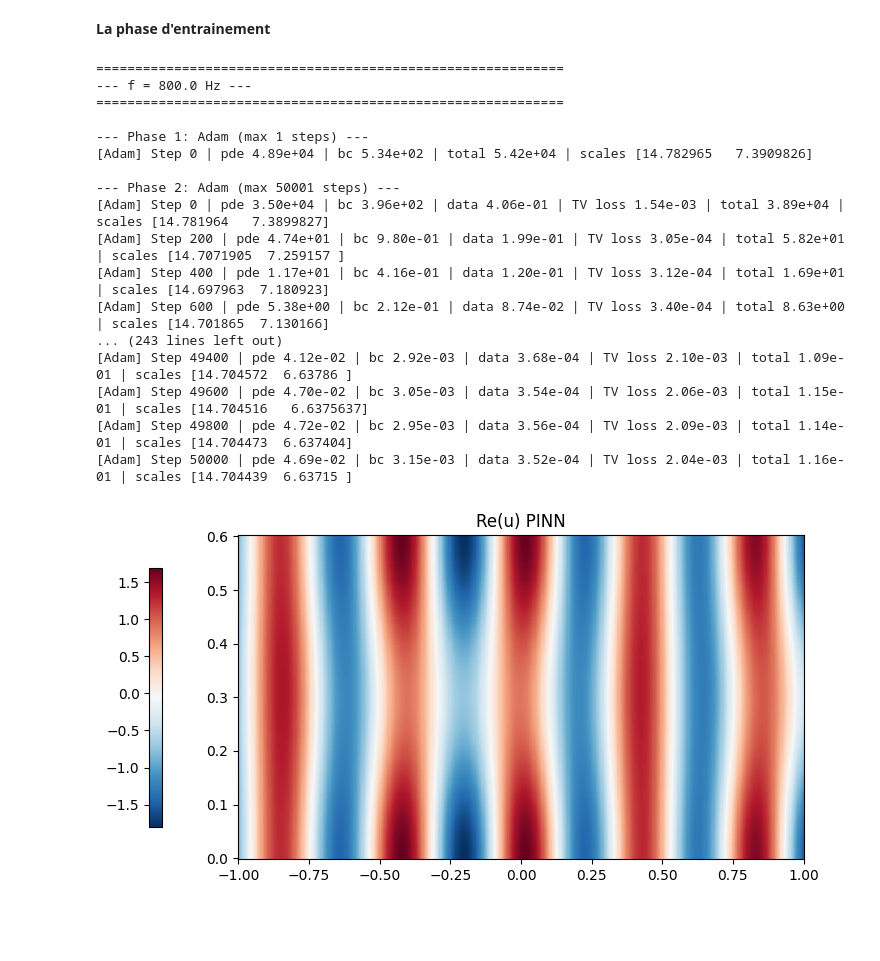
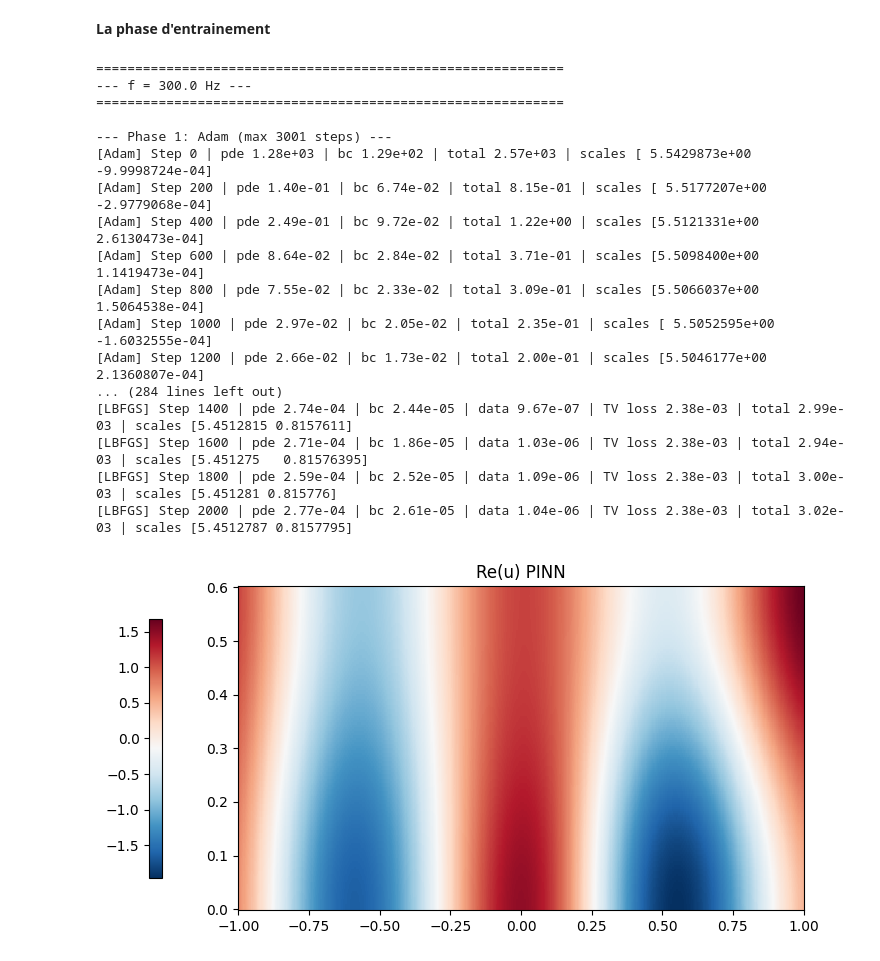
Before and after one commit to Mintche/Internship-PINNs, a Jupyter notebook: 2D Wave Guide/WaveGuide_PINN_trird.ipynb, the cells around one changed output. Saved outputs shown, nothing was run; the diff lists cells and outputs as text; code cells hidden in the pictures; blank space fills up the shorter version.

```diff
--- a/2D Wave Guide/WaveGuide_PINN_trird.ipynb
+++ b/2D Wave Guide/WaveGuide_PINN_trird.ipynb
@@ -20,8 +20,8 @@ print(jax.devices())
 H = 0.6
 L = 1
 
-data_loader_left = WaveguideBoundaryData('data/pinn_boundary_left_circle_contrast20percent.csv')
-data_loader_right = WaveguideBoundaryData('data/pinn_boundary_right_circle_contrast20percent.csv')
+data_loader_left = WaveguideBoundaryData('data/pinn_boundary_left_circle_contrast20percent_mode0.csv')
+data_loader_right = WaveguideBoundaryData('data/pinn_boundary_right_circle_contrast20percent_mode0.csv')
 
 X_left, Y_left, U_re_left, U_im_left, freq = data_loader_left.get_training_data()
 X_right, Y_right, U_re_right, U_im_right, _ = data_loader_right.get_training_data()
@@ -153,7 +159,7 @@ a_n = jnp.sqrt(2/H) * jnp.ones(N_modes)
 a_n = a_n.at[0].set(jnp.sqrt(1/H))
 C_quad = a_n[:, None] * jnp.cos(n_modes[:, None] * jnp.pi * y_quad[None, :] / H)
 
-def loss_fn(params_uv, layers_m, x, y, f, target_u_left, target_u_right, y_bnd_left, y_bnd_right, u_norm_val, weights, phase1=False):
+def loss_fn(params_uv, layers_m, x, y, f, target_u_left, target_u_right, y_bnd_left, y_bnd_right, u_norm_val, weights, is_warmup=False, use_healthy_guide=False):
 
     def uv(x,y):
         features = gamma(x, y, params_uv['sigma'])
@@ -163,7 +169,7 @@ def loss_fn(params_uv, layers_m, x, y, f, target_u_left, target_u_right, y_bnd_l
         return forward_params(layers_m, jnp.array([x, y]))
 
     def k2(x,y):
-        if phase1:
+        if use_healthy_guide:
             return (2*jnp.pi*f/c0)**2
         else:
             return (2*jnp.pi*f)**2*m(x,y)
@@ -221,7 +227,7 @@ def loss_fn(params_uv, layers_m, x, y, f, target_u_left, target_u_right, y_bnd_l
     neum_loss = jnp.mean(jax.vmap(uv_y, in_axes=(0, None))(x, 1.0)**2 + jax.vmap(uv_y, in_axes=(0, None))(x, -1.0)**2)
     bc_loss = neum_loss + dtn_loss_left + dtn_loss_right
     #data + TV
-    if phase1:
+    if is_warmup:
         data_loss = 0.0
         TV_loss = 0.0
     else:
@@ -508,12 +531,12 @@ eval_interval = 200
 switch_threshold = 1e-5
 switch_window = 10
 
-max_steps_adam_phase1 = 1
-max_steps_lbfgs_phase1 = 0
+max_steps_adam_phase1 = 3001
+max_steps_lbfgs_phase1 = 2001
 max_steps_adam_phase2 = 50001
-max_steps_lbfgs_phase2 = 0
+max_steps_lbfgs_phase2 = 2001
 
-freq = np.array([f_test])
+freq = np.array([300.0])
 
 key, subkey = jax.random.split(key)
 params_uv, layers_m, key, loss_forward, loss_inverse = train(
@@ -523,44 +546,45 @@ params_uv, layers_m, key, loss_forward, loss_inverse = train(
     freq, eval_interval, switch_threshold, switch_window, key)
 # %% [output]
 ============================================================
---- f = 800.0 Hz ---
+--- f = 300.0 Hz ---
 ============================================================
 
---- Phase 1: Adam (max 1 steps) ---
-[Adam] Step 0 | pde 4.89e+04 | bc 5.34e+02 | total 5.42e+04 | scales [14.782965   7.3909826]
-
---- Phase 2: Adam (max 50001 steps) ---
-[Adam] Step 0 | pde 3.50e+04 | bc 3.96e+02 | data 4.06e-01 | TV loss 1.54e-03 | total 3.89e+04 | scales [14.781964   7.3899827]
-[Adam] Step 200 | pde 4.74e+01 | bc 9.80e-01 | data 1.99e-01 | TV loss 3.05e-04 | total 5.82e+01 | scales [14.7071905  7.259157 ]
-[Adam] Step 400 | pde 1.17e+01 | bc 4.16e-01 | data 1.20e-01 | TV loss 3.12e-04 | total 1.69e+01 | scales [14.697963  7.180923]
-[Adam] Step 600 | pde 5.38e+00 | bc 2.12e-01 | data 8.74e-02 | TV loss 3.40e-04 | total 8.63e+00 | scales [14.701865  7.130166]
-... (243 lines left out)
-[Adam] Step 49400 | pde 4.12e-02 | bc 2.92e-03 | data 3.68e-04 | TV loss 2.10e-03 | total 1.09e-01 | scales [14.704572  6.63786 ]
-[Adam] Step 49600 | pde 4.70e-02 | bc 3.05e-03 | data 3.54e-04 | TV loss 2.06e-03 | total 1.15e-01 | scales [14.704516   6.6375637]
-[Adam] Step 49800 | pde 4.72e-02 | bc 2.95e-03 | data 3.56e-04 | TV loss 2.09e-03 | total 1.14e-01 | scales [14.704473  6.637404]
-[Adam] Step 50000 | pde 4.69e-02 | bc 3.15e-03 | data 3.52e-04 | TV loss 2.04e-03 | total 1.16e-01 | scales [14.704439  6.63715 ]
+--- Phase 1: Adam (max 3001 steps) ---
+[Adam] Step 0 | pde 1.28e+03 | bc 1.29e+02 | total 2.57e+03 | scales [ 5.5429873e+00 -9.9998724e-04]
+[Adam] Step 200 | pde 1.40e-01 | bc 6.74e-02 | total 8.15e-01 | scales [ 5.5177207e+00 -2.9779068e-04]
+[Adam] Step 400 | pde 2.49e-01 | bc 9.72e-02 | total 1.22e+00 | scales [5.5121331e+00 2.6130473e-04]
+[Adam] Step 600 | pde 8.64e-02 | bc 2.84e-02 | total 3.71e-01 | scales [5.5098400e+00 1.1419473e-04]
+[Adam] Step 800 | pde 7.55e-02 | bc 2.33e-02 | total 3.09e-01 | scales [5.5066037e+00 1.5064538e-04]
+[Adam] Step 1000 | pde 2.97e-02 | bc 2.05e-02 | total 2.35e-01 | scales [ 5.5052595e+00 -1.6032555e-04]
+[Adam] Step 1200 | pde 2.66e-02 | bc 1.73e-02 | total 2.00e-01 | scales [5.5046177e+00 2.1360807e-04]
+... (284 lines left out)
+[LBFGS] Step 1400 | pde 2.74e-04 | bc 2.44e-05 | data 9.67e-07 | TV loss 2.38e-03 | total 2.99e-03 | scales [5.4512815 0.8157611]
+[LBFGS] Step 1600 | pde 2.71e-04 | bc 1.86e-05 | data 1.03e-06 | TV loss 2.38e-03 | total 2.94e-03 | scales [5.451275   0.81576395]
+[LBFGS] Step 1800 | pde 2.59e-04 | bc 2.52e-05 | data 1.09e-06 | TV loss 2.38e-03 | total 3.00e-03 | scales [5.451281 0.815776]
+[LBFGS] Step 2000 | pde 2.77e-04 | bc 2.61e-05 | data 1.04e-06 | TV loss 2.38e-03 | total 3.02e-03 | scales [5.4512787 0.8157795]
 # %%
-def u_real(x,y):
-    features = gamma(x, y, params_uv['sigma'])
-    return forward_func(params_uv['layers'], features)[0] * U_norm[f_test]
+for f in freq:
+    def u_real(x,y):
+        features = gamma(x, y, params_uv[f]['sigma'])
+        return forward_func(params_uv[f]['layers'], features)[0] * U_norm[f]
 
-x = np.linspace(-1, 1, 500)
-y = np.linspace(0, 0.6, 150)
+    x = np.linspace(-1, 1, 500)
+    y = np.linspace(0, 0.6, 150)
 
-u_grid = jax.vmap(jax.vmap(u_real, in_axes=(0, None)), in_axes=(None, 0))(x, 2*y/H - 1)
+    u_grid = jax.vmap(jax.vmap(u_real, in_axes=(0, None)), in_axes=(None, 0))(x, 2*y/H - 1)
 
-fig, ax = plt.subplots(figsize=(8, 4))
+    fig, ax = plt.subplots(figsize=(8, 4))
 
-pcm = ax.pcolormesh(x, y, u_grid, cmap='RdBu_r', rasterized=True)
+    pcm = ax.pcolormesh(x, y, u_grid, cmap='RdBu_r', rasterized=True)
 
-ax.set_title('Re(u) PINN')
+    ax.set_title('Re(u) PINN')
 
-fig.colorbar(pcm, ax=ax, shrink=0.8, location='left')
-plt.tight_layout()
-#plt.savefig('fig/2D_WG_PINN_forward.pdf', dpi=300, bbox_inches='tight')
-plt.show()
+    fig.colorbar(pcm, ax=ax, shrink=0.8, location='left')
+    plt.tight_layout()
+    #plt.savefig('fig/2D_WG_PINN_forward.pdf', dpi=300, bbox_inches='tight')
+    plt.show()
 # %% [output]
-[figure, old version]
+[figure, new version]
 # %%
 loss_forward_arr = np.array(loss_forward)
 pde_losses = loss_forward_arr[:, 0]
```
Also changed, not shown: parts of 5 cells of this notebook, 25 other files.
